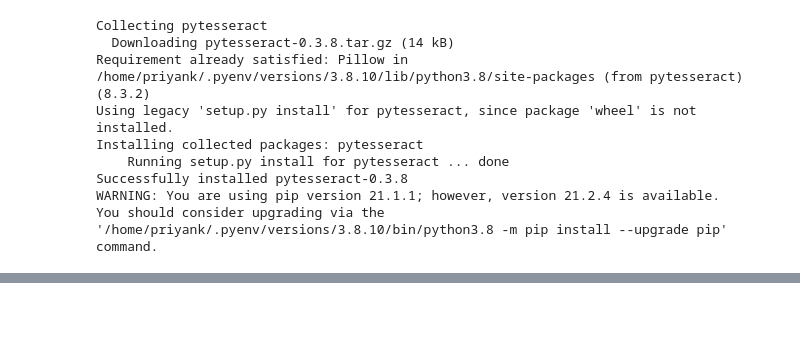
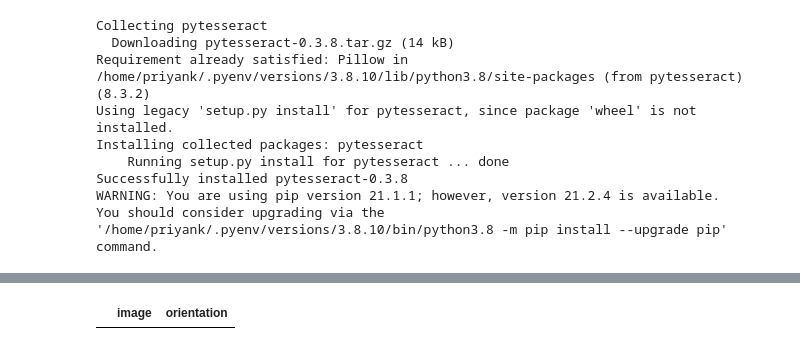
Before and after one commit to priyank9320/DB, a Jupyter notebook: image_rotation.ipynb, the cells around one changed output, grey strips where cells are left out. Drawn from its saved outputs; the diff is of its cells as text; code cells hidden in the pictures; blank space fills up the shorter version.

```diff
--- a/image_rotation.ipynb
+++ b/image_rotation.ipynb
@@ -142,0 +137,16 @@ Script confidence: 0.91
+# %%
+## Now we build a method to test the accuracy
+
+## we have randomly sampled images in the folder random_1k_images_list.txt
+## images are saved in the path : /home/priyank/150k_processed/train_images
+## in pandas dataframe we set the orientation of the image and each image will be read and then rotated and then fed into the system/function and result will be compared
+
+import pandas as pd
+
+df = pd.DataFrame(columns=['image','orientation'])
+df["image"]=pd.read_csv("/home/priyank/150k_processed/random_1k_images_list.txt", header=None)[0]
+df['orientation']=df['orientation'].apply(lambda s : random.choice([0,90,180,270]))
+df.to_csv("/home/priyank/DB/orientation_test.txt",index=False)
+df
+# %% [output]
+|  | image | orientation |
```
Also changed, not shown: parts of 5 cells of this notebook.
